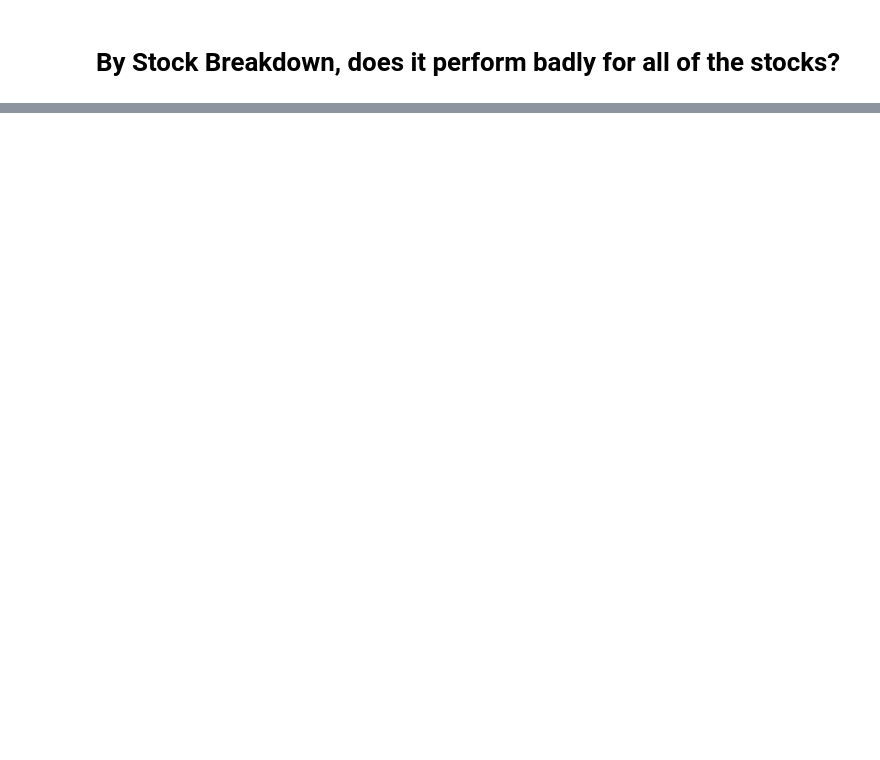
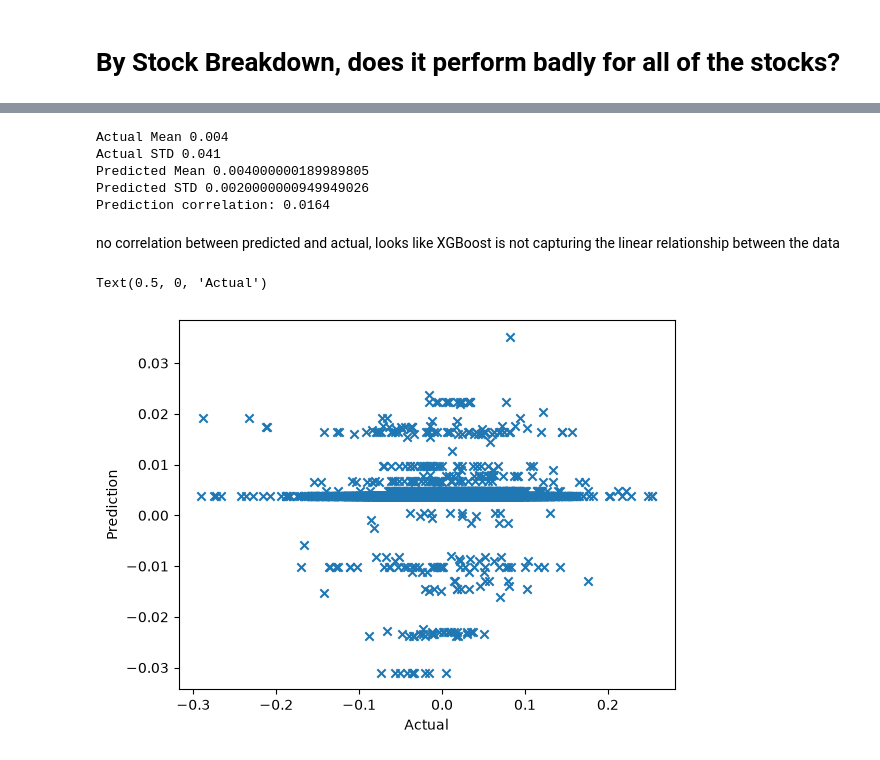
Before and after one commit to acsimpson16/market_ml_research, a Jupyter notebook: notebooks/Modelling_regression.ipynb, the cells around one changed output, grey strips where cells are left out. Cells and saved outputs as stored; diff of their text form; code cells hidden in the pictures; blank space fills up the shorter version.

```diff
--- a/notebooks/Modelling_regression.ipynb
+++ b/notebooks/Modelling_regression.ipynb
@@ -579,0 +724,3 @@ Minimal improvements from baseline in energy and technology, rest are worse that
+# %%
+xgb_model.fit(x_train, y_train)
+y_pred = xgb_model.predict(x_test)
@@ -579,0 +755,23 @@ Minimal improvements from baseline in energy and technology, rest are worse that
+# %%
+# hyperparameter tuning
+xgb_Model = XGBRegressor(random_state=random_state, n_jobs=10)
+
+cv_splits = list(date_based_splits(train_data, n_splits=5))
+
+param_grid = {
+    "n_estimators": [100, 200, 300],
+    "max_depth": [2, 3, 5],
+    "learning_rate": [0.01, 0.05, 0.1],
+}
+
+grid_search_xgb = GridSearchCV(xgb_Model,
+    param_grid=param_grid,
+    cv=cv_splits,
+    scoring="neg_mean_absolute_error",
+    n_jobs=njobs
+)
+# %%
+grid_search_xgb.fit(x_train, y_train)
+
+print(grid_search_xgb.best_params_)
+print(grid_search_xgb.best_score_)
@@ -579,0 +781,10 @@ Minimal improvements from baseline in energy and technology, rest are worse that
+# %%
+# fitting the best model
+best_parameters = grid_search_xgb.best_params_
+
+print(best_parameters)
+
+xgb_Model = XGBRegressor(n_estimators=best_parameters["n_estimators"], max_depth=best_parameters["max_depth"], learning_rate=best_parameters["learning_rate"], random_state=42, n_jobs=njobs)
+
+xgb_Model.fit(x_train, y_train)
+y_pred = xgb_Model.predict(x_test)
@@ -579,0 +826,25 @@ Minimal improvements from baseline in energy and technology, rest are worse that
+# %%
+#looking at mean and standard deviation of the true and predicted returns
+print(f"Actual Mean {np.round(np.mean(y_test),3)}")
+print(f"Actual STD {np.round(np.std(y_test),3)}")
+
+print(f"Predicted Mean {np.round(np.mean(y_pred),3)}")
+print(f"Predicted STD {np.round(np.std(y_pred),3)}")
+
+correlation = np.corrcoef(y_test, y_pred)[0, 1]
+print(f"Prediction correlation: {correlation:.4f}")
+# %% [output]
+Actual Mean 0.004
+Actual STD 0.041
+Predicted Mean 0.004000000189989805
+Predicted STD 0.0020000000949949026
+Prediction correlation: 0.0164
+# %% [markdown]
+no correlation between predicted and actual, looks like XGBoost is not capturing the linear relationship between the data
+# %%
+plt.scatter(y_test, y_pred, marker='x')
+plt.ylabel("Prediction")
+plt.xlabel("Actual")
+# %% [output]
+Text(0.5, 0, 'Actual')
+[figure, added]
```
Also changed, not shown: parts of 79 cells of this notebook, 5 other files.
